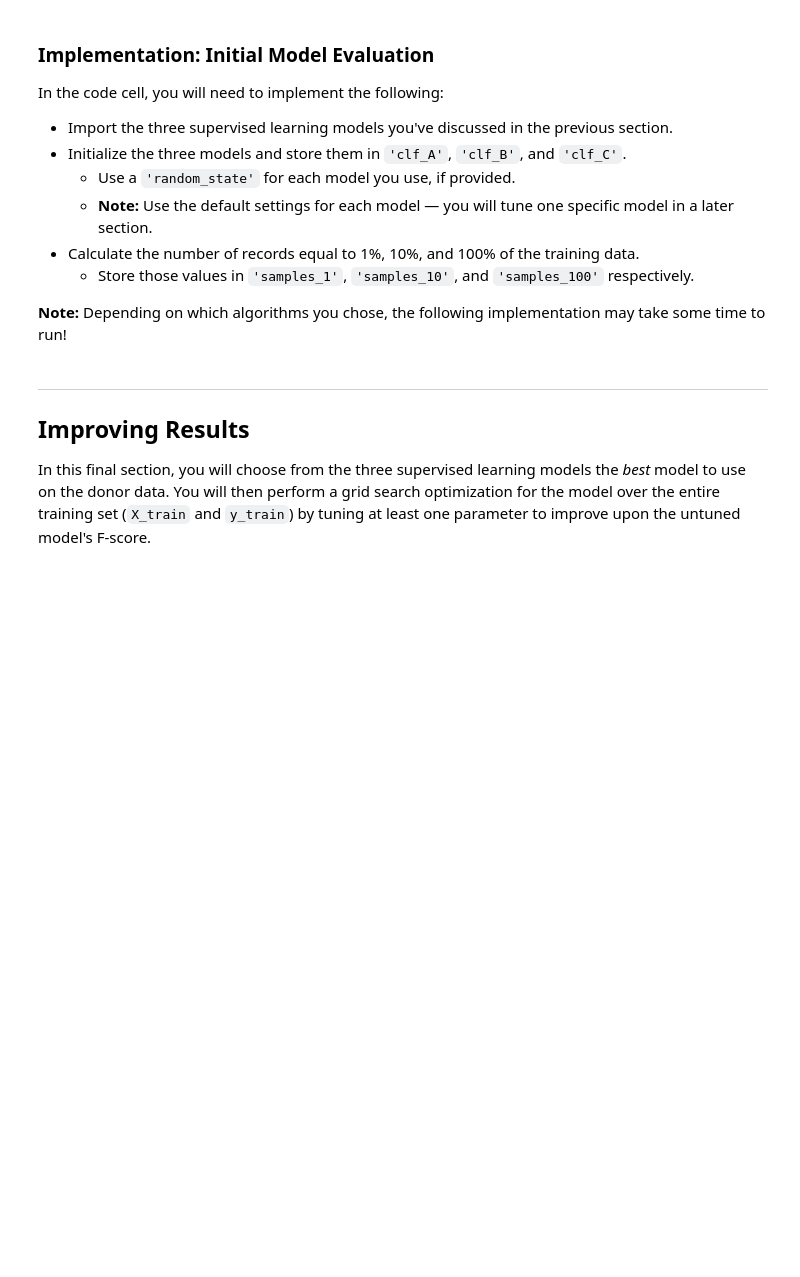
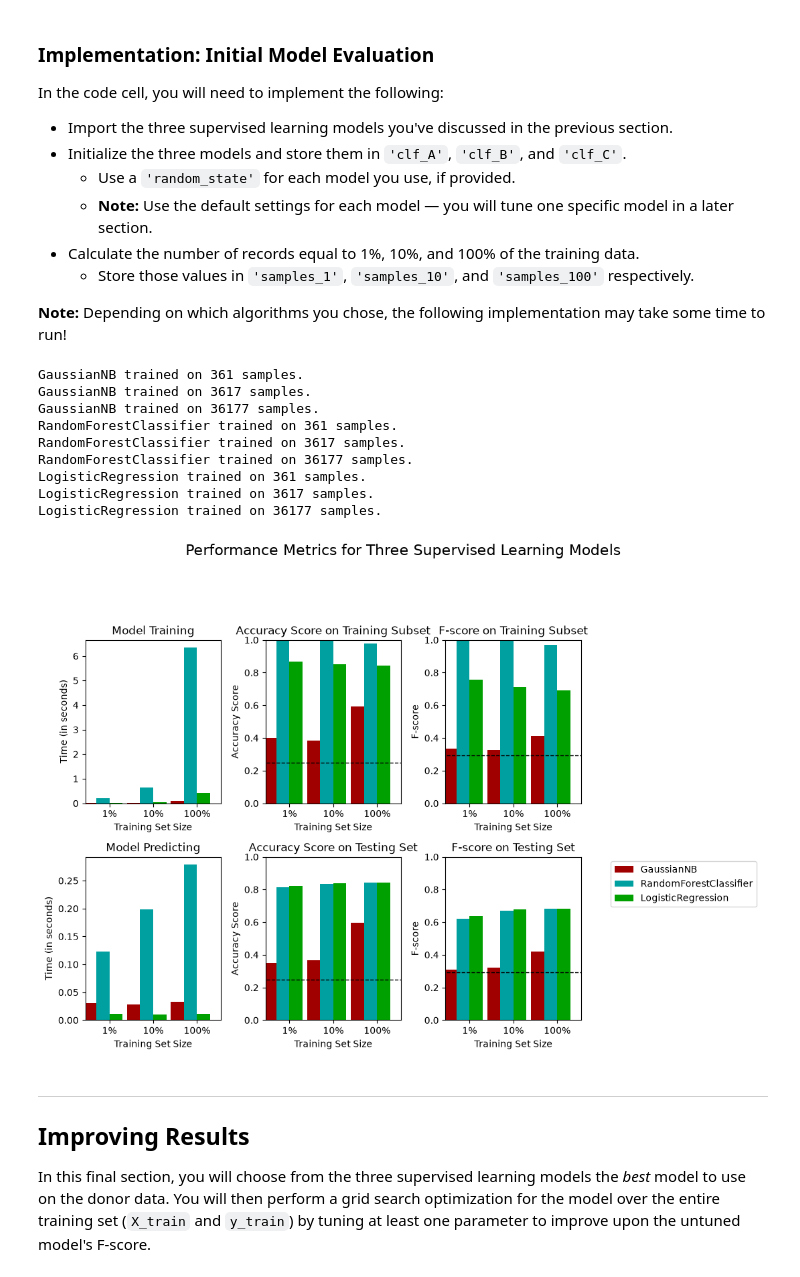
Before and after one commit to DEPI-AI-Team/DEPI_Team_Projects, a Jupyter notebook: src/Machine learning/p2/finding_donors/finding_donors.ipynb, the cells around one changed output. Cells and saved outputs as stored; diff of their text form; code cells hidden in the pictures; blank space fills up the shorter version.

```diff
--- a/src/Machine learning/p2/finding_donors/finding_donors.ipynb
+++ b/src/Machine learning/p2/finding_donors/finding_donors.ipynb
@@ -271,21 +271,21 @@ For classification problems that are skewed in their classification distribution
 * When we have a model that always predicts '1' (i.e. the individual makes more than 50k) then our model will have no True Negatives(TN) or False Negatives(FN) as we are not making any negative('0' value) predictions. Therefore our Accuracy in this case becomes the same as our Precision(True Positives/(True Positives + False Positives)) as every prediction that we have made with value '1' that should have '0' becomes a False Positive; therefore our denominator in this case is the total number of records we have in total.
 * Our Recall score(True Positives/(True Positives + False Negatives)) in this setting becomes 1 as we have no False Negatives.
 # %%
-'''
 TP = np.sum(income) # Counting the ones as this is the naive case. Note that 'income' is the 'income_raw' data
-encoded to numerical values done in the data preprocessing step.
+#encoded to numerical values done in the data preprocessing step.
 FP = income.count() - TP # Specific to the naive case
 
 TN = 0 # No predicted negatives in the naive case
 FN = 0 # No predicted negatives in the naive case
-'''
+
 # TODO: Calculate accuracy, precision and recall
-accuracy = None
-recall = None
-precision = None
+accuracy = (TP + TN) / (TP + FP + TN + FN)
+recall = TP / (TP + FN)
+precision = TP / (TP + FP)
 
 # TODO: Calculate F-score using the formula above for beta = 0.5 and correct values for precision and recall.
-fscore = None
+beta = 0.5
+fscore = (1 + beta**2) * (precision * recall) / ((beta**2 * precision) + recall)
 
 # Print the results
 print("Naive Predictor: [Accuracy score: {:.4f}, F-score: {:.4f}]".format(accuracy, fscore))
@@ -388,31 +409,45 @@ In the code cell, you will need to implement the following:
 **Note:** Depending on which algorithms you chose, the following implementation may take some time to run!
 # %%
 # TODO: Import the three supervised learning models from sklearn
+from sklearn.naive_bayes import GaussianNB
+from sklearn.ensemble import RandomForestClassifier
+from sklearn.linear_model import LogisticRegression
 
 # TODO: Initialize the three models
-clf_A = None
-clf_B = None
-clf_C = None
+clf_A = GaussianNB()
+clf_B = RandomForestClassifier(random_state=42)
+clf_C = LogisticRegression(random_state=42)
 
 # TODO: Calculate the number of samples for 1%, 10%, and 100% of the training data
 # HINT: samples_100 is the entire training set i.e. len(y_train)
 # HINT: samples_10 is 10% of samples_100 (ensure to set the count of the values to be `int` and not `float`)
 # HINT: samples_1 is 1% of samples_100 (ensure to set the count of the values to be `int` and not `float`)
-samples_100 = None
-samples_10 = None
-samples_1 = None
+samples_100 = len(y_train)
+samples_10 = int(len(y_train) * 0.10)
+samples_1 = int(len(y_train) * 0.01)
 
 # Collect results on the learners
 results = {}
 for clf in [clf_A, clf_B, clf_C]:
     clf_name = clf.__class__.__name__
     results[clf_name] = {}
     for i, samples in enumerate([samples_1, samples_10, samples_100]):
         results[clf_name][i] = \
         train_predict(clf, samples, X_train, y_train, X_test, y_test)
 
 # Run metrics visualization for the three supervised learning models chosen
 vs.evaluate(results, accuracy, fscore)
+# %% [output]
+GaussianNB trained on 361 samples.
+GaussianNB trained on 3617 samples.
+GaussianNB trained on 36177 samples.
+RandomForestClassifier trained on 361 samples.
+RandomForestClassifier trained on 3617 samples.
+RandomForestClassifier trained on 36177 samples.
+LogisticRegression trained on 361 samples.
+LogisticRegression trained on 3617 samples.
+LogisticRegression trained on 36177 samples.
+[figure, added]
 # %% [markdown]
 ----
 ## Improving Results
```
Also changed, not shown: parts of 6 cells of this notebook.
